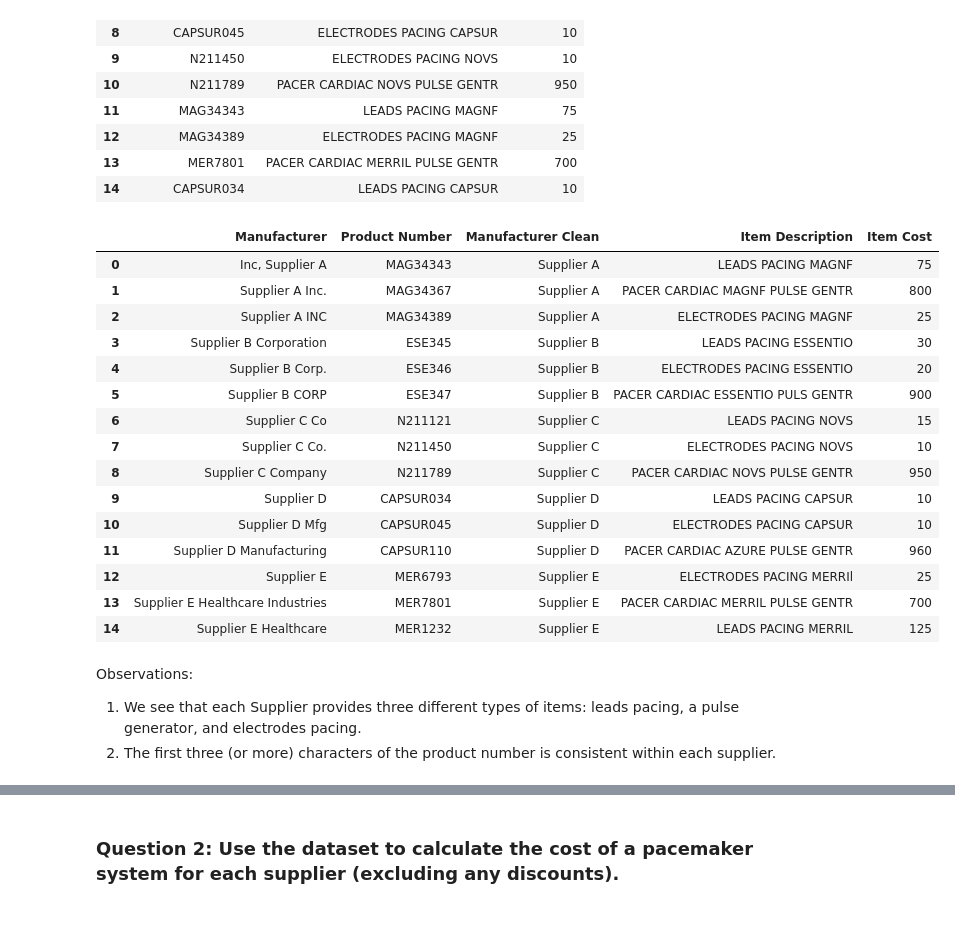
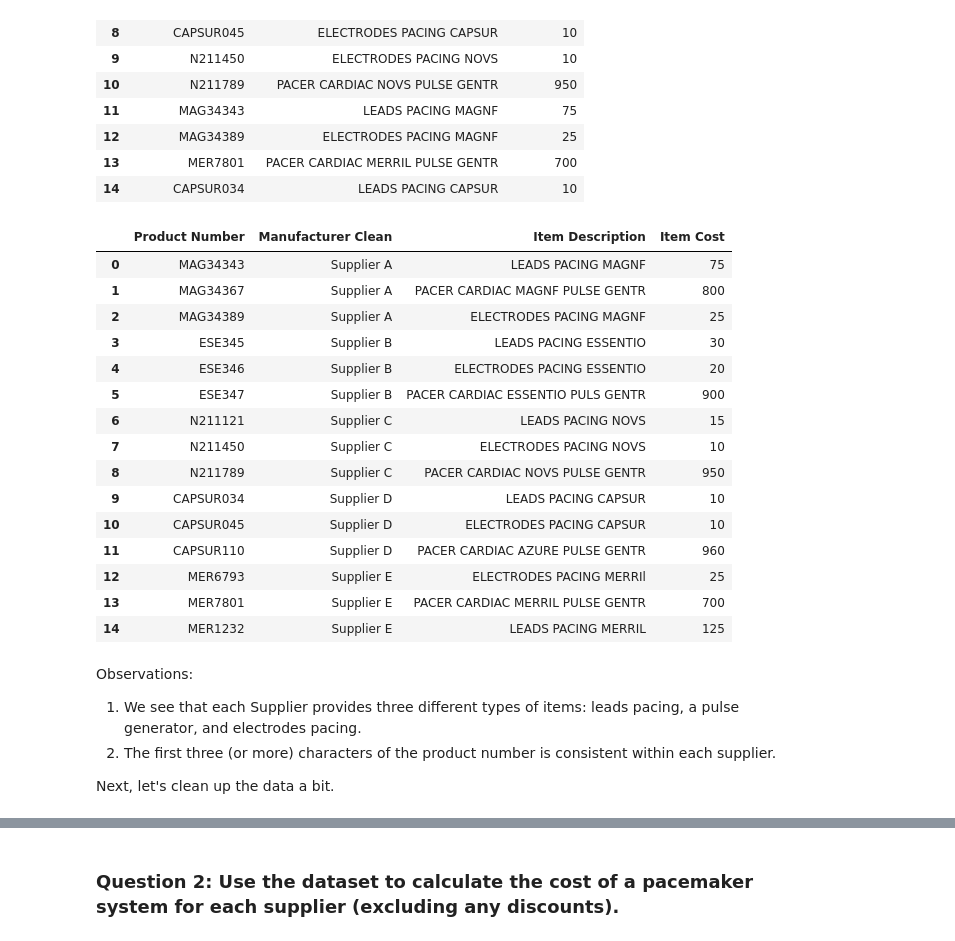
Before and after one commit to abbystokes/TRGCaseAssessment, a Jupyter notebook: case_assessment_code.ipynb, the cells around one changed output, grey strips where cells are left out. Cells and saved outputs as stored; diff of their text form; code cells hidden in the pictures.

```diff
--- a/case_assessment_code.ipynb
+++ b/case_assessment_code.ipynb
@@ -88,28 +87,30 @@ Item Cost
 # %%
 # Joining the Product Info and Item Cost table on Product Number
 merged_df = prod_info.merge(item_cost, how = 'left', on = ['Product Number'])
 
 # Dropping original manufacturer column
-merged_df.drop(columns = ['Manufacturer'])
+merged_df = merged_df[['Product Number', 'Manufacturer Clean', 'Item Description','Item Cost']]
 merged_df
 # %% [output]
-|  | Manufacturer | Product Number | Manufacturer Clean | Item Description | Item Cost |
-| 0 | Inc, Supplier A | MAG34343 | Supplier A | LEADS PACING MAGNF | 75 |
-| 1 | Supplier A Inc. | MAG34367 | Supplier A | PACER CARDIAC MAGNF PULSE GENTR | 800 |
-| 2 | Supplier A INC | MAG34389 | Supplier A | ELECTRODES PACING MAGNF | 25 |
-| 3 | Supplier B Corporation | ESE345 | Supplier B | LEADS PACING ESSENTIO | 30 |
-| 4 | Supplier B Corp. | ESE346 | Supplier B | ELECTRODES PACING ESSENTIO | 20 |
-| 5 | Supplier B CORP | ESE347 | Supplier B | PACER CARDIAC ESSENTIO PULS GENTR | 900 |
-| 6 | Supplier C Co | N211121 | Supplier C | LEADS PACING NOVS | 15 |
-| 7 | Supplier C Co. | N211450 | Supplier C | ELECTRODES PACING NOVS | 10 |
-| 8 | Supplier C Company | N211789 | Supplier C | PACER CARDIAC NOVS PULSE GENTR | 950 |
-| 9 | Supplier D | CAPSUR034 | Supplier D | LEADS PACING CAPSUR | 10 |
-| 10 | Supplier D Mfg | CAPSUR045 | Supplier D | ELECTRODES PACING CAPSUR | 10 |
-| 11 | Supplier D Manufacturing | CAPSUR110 | Supplier D | PACER CARDIAC AZURE PULSE GENTR | 960 |
-| 12 | Supplier E | MER6793 | Supplier E | ELECTRODES PACING MERRIl | 25 |
-| 13 | Supplier E Healthcare Industries | MER7801 | Supplier E | PACER CARDIAC MERRIL PULSE GENTR | 700 |
-| 14 | Supplier E Healthcare | MER1232 | Supplier E | LEADS PACING MERRIL | 125 |
+|  | Product Number | Manufacturer Clean | Item Description | Item Cost |
+| 0 | MAG34343 | Supplier A | LEADS PACING MAGNF | 75 |
+| 1 | MAG34367 | Supplier A | PACER CARDIAC MAGNF PULSE GENTR | 800 |
+| 2 | MAG34389 | Supplier A | ELECTRODES PACING MAGNF | 25 |
+| 3 | ESE345 | Supplier B | LEADS PACING ESSENTIO | 30 |
+| 4 | ESE346 | Supplier B | ELECTRODES PACING ESSENTIO | 20 |
+| 5 | ESE347 | Supplier B | PACER CARDIAC ESSENTIO PULS GENTR | 900 |
+| 6 | N211121 | Supplier C | LEADS PACING NOVS | 15 |
+| 7 | N211450 | Supplier C | ELECTRODES PACING NOVS | 10 |
+| 8 | N211789 | Supplier C | PACER CARDIAC NOVS PULSE GENTR | 950 |
+| 9 | CAPSUR034 | Supplier D | LEADS PACING CAPSUR | 10 |
+| 10 | CAPSUR045 | Supplier D | ELECTRODES PACING CAPSUR | 10 |
+| 11 | CAPSUR110 | Supplier D | PACER CARDIAC AZURE PULSE GENTR | 960 |
+| 12 | MER6793 | Supplier E | ELECTRODES PACING MERRIl | 25 |
+| 13 | MER7801 | Supplier E | PACER CARDIAC MERRIL PULSE GENTR | 700 |
+| 14 | MER1232 | Supplier E | LEADS PACING MERRIL | 125 |
 # %% [markdown]
 Observations:
 1. We see that each Supplier provides three different types of items: leads pacing, a pulse generator, and electrodes pacing.
 2. The first three (or more) characters of the product number is consistent within each supplier.
+
+Next, let's clean up the data a bit.
```
Also changed, not shown: parts of 21 cells of this notebook.
